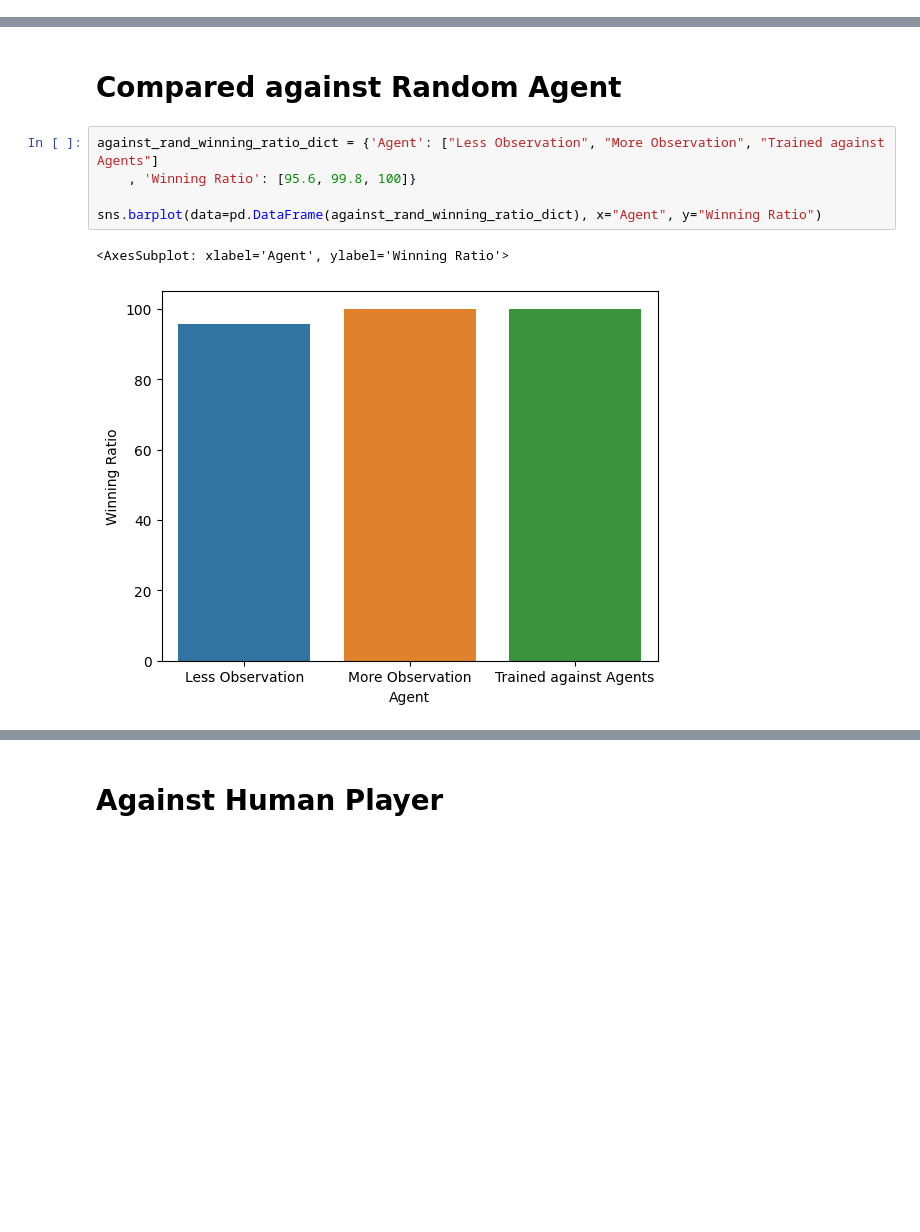
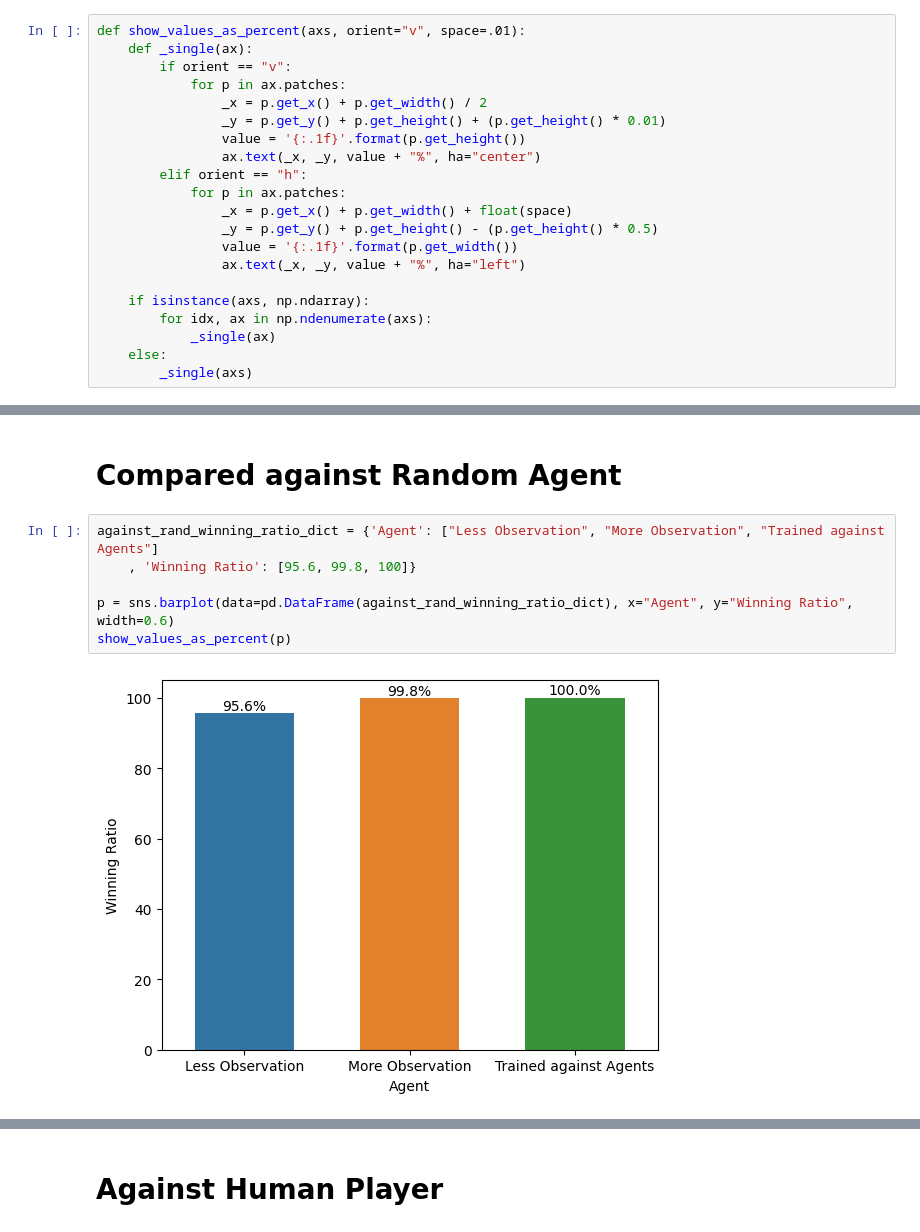
Before and after one commit to marcelamsler/qwox, a Jupyter notebook: src/evaluation/evaluation-plots.ipynb, the cells around one changed output, grey strips where cells are left out. Drawn from its saved outputs; the diff is of its cells as text; blank space fills up the shorter version.

Commit message:
added more plots for evaluation

```diff
--- a/src/evaluation/evaluation-plots.ipynb
+++ b/src/evaluation/evaluation-plots.ipynb
@@ -4,3 +26,24 @@ import seaborn as sns
+# %%
+def show_values_as_percent(axs, orient="v", space=.01):
+    def _single(ax):
+        if orient == "v":
+            for p in ax.patches:
+                _x = p.get_x() + p.get_width() / 2
+                _y = p.get_y() + p.get_height() + (p.get_height() * 0.01)
+                value = '{:.1f}'.format(p.get_height())
+                ax.text(_x, _y, value + "%", ha="center")
+        elif orient == "h":
+            for p in ax.patches:
+                _x = p.get_x() + p.get_width() + float(space)
+                _y = p.get_y() + p.get_height() - (p.get_height() * 0.5)
+                value = '{:.1f}'.format(p.get_width())
+                ax.text(_x, _y, value + "%", ha="left")
+
+    if isinstance(axs, np.ndarray):
+        for idx, ax in np.ndenumerate(axs):
+            _single(ax)
+    else:
+        _single(axs)
 # %% [markdown]
 # Compared against LongplayingPolicy
 # %%
@@ -24,11 +68,11 @@ sns.barplot(data=pd.DataFrame(against_average_points_dict), x="Agent", y="Averag
 # %%
 against_rand_winning_ratio_dict = {'Agent': ["Less Observation", "More Observation", "Trained against Agents"]
     , 'Winning Ratio': [95.6, 99.8, 100]}
 
-sns.barplot(data=pd.DataFrame(against_rand_winning_ratio_dict), x="Agent", y="Winning Ratio")
+p = sns.barplot(data=pd.DataFrame(against_rand_winning_ratio_dict), x="Agent", y="Winning Ratio", width=0.6)
+show_values_as_percent(p)
 # %% [output]
-<AxesSubplot: xlabel='Agent', ylabel='Winning Ratio'>
-[figure, old version]
+[figure, new version]
 # %%
 against_rand_average_points_dict = {'Agent': ["Less Observation", "More Observation", "Trained against Agents"]
     , 'Average Points': [24.01, 43.23, 50.25]}
```
Also changed, not shown: parts of 7 cells of this notebook.
